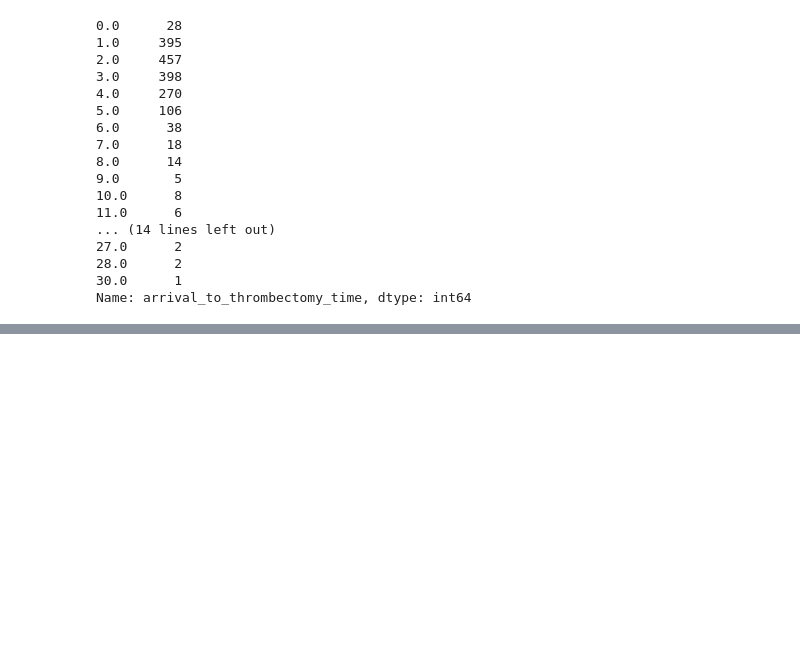
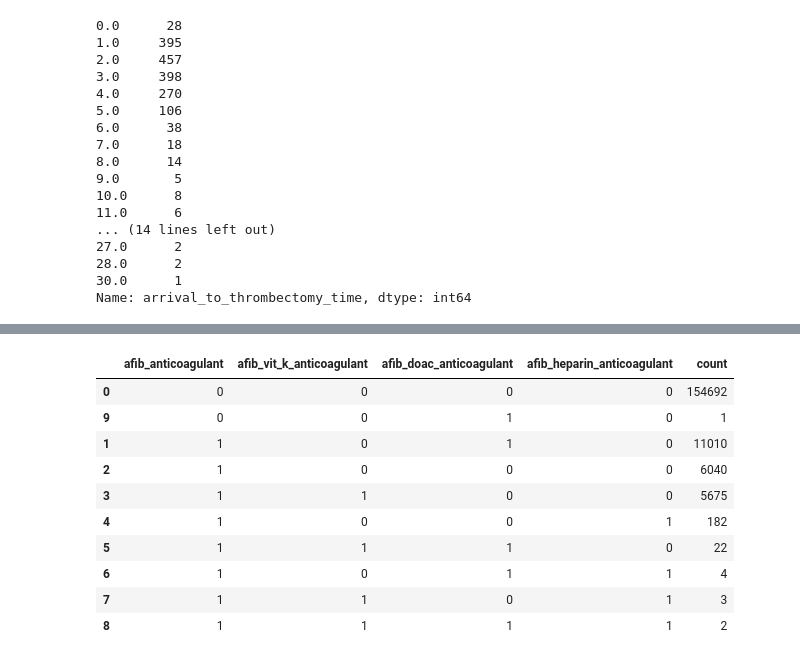
Before and after one commit to samuel-book/samuel_2_data_prep, a Jupyter notebook: descriptive_statistics/01_restrict_data_and_explore_missing_and_unusual_results.ipynb, the cells around one changed output, grey strips where cells are left out. Cells and saved outputs as stored; diff of their text form; code cells hidden in the pictures; blank space fills up the shorter version.

```diff
--- a/descriptive_statistics/01_restrict_data_and_explore_missing_and_unusual_results.ipynb
+++ b/descriptive_statistics/01_restrict_data_and_explore_missing_and_unusual_results.ipynb
@@ -981,0 +1029,20 @@ Name: arrival_to_thrombectomy_time, dtype: int64
+# %%
+(data[['afib_anticoagulant',
+       'afib_vit_k_anticoagulant',
+       'afib_doac_anticoagulant',
+       'afib_heparin_anticoagulant']]
+ .value_counts(dropna=False)
+ .reset_index(name='count')
+ .sort_values(by='afib_anticoagulant'))
+# %% [output]
+|  | afib_anticoagulant | afib_vit_k_anticoagulant | afib_doac_anticoagulant | afib_heparin_anticoagulant | count |
+| 0 | 0 | 0 | 0 | 0 | 154692 |
+| 9 | 0 | 0 | 1 | 0 | 1 |
+| 1 | 1 | 0 | 1 | 0 | 11010 |
+| 2 | 1 | 0 | 0 | 0 | 6040 |
+| 3 | 1 | 1 | 0 | 0 | 5675 |
+| 4 | 1 | 0 | 0 | 1 | 182 |
+| 5 | 1 | 1 | 1 | 0 | 22 |
+| 6 | 1 | 0 | 1 | 1 | 4 |
+| 7 | 1 | 1 | 0 | 1 | 3 |
+| 8 | 1 | 1 | 1 | 1 | 2 |
```
Also changed, not shown: parts of 7 cells of this notebook.
